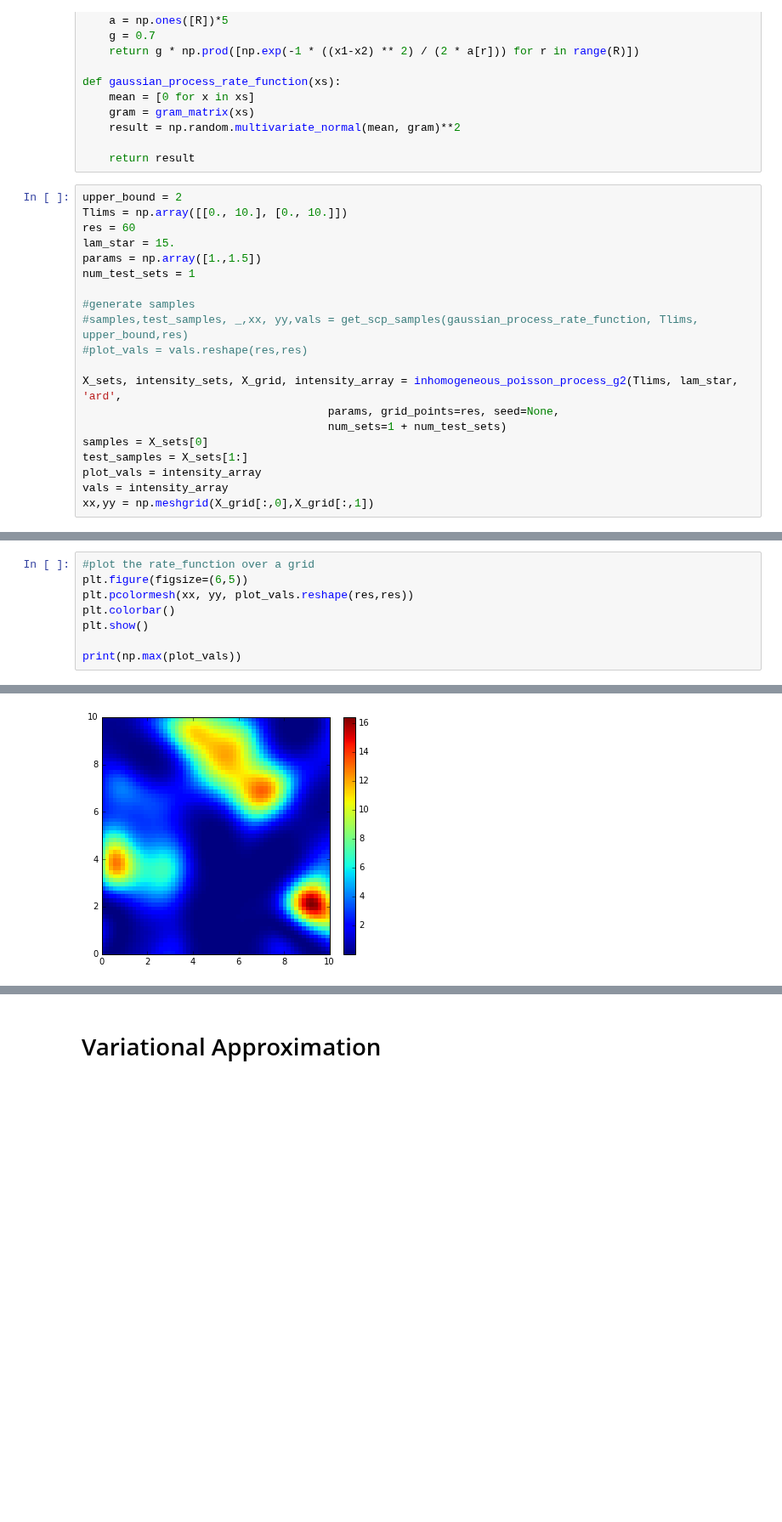
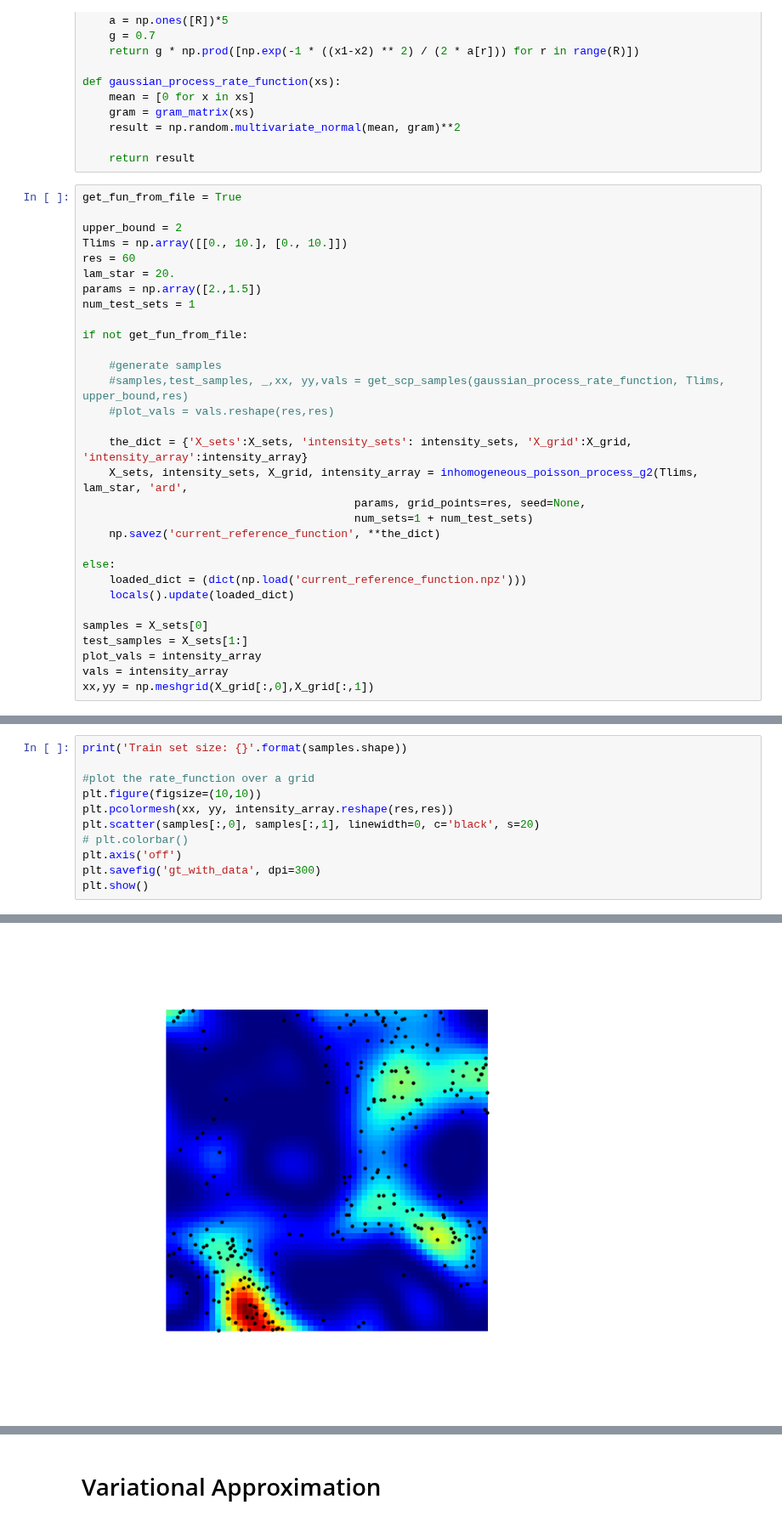
Before and after one commit to maxkohlbrenner/pmai-vi-gpmpp, a Jupyter notebook: 2D Example.ipynb, the cells around one changed output, grey strips where cells are left out. Shown at 85% size. Drawn from its saved outputs; the diff is of its cells as text; blank space fills up the shorter version.

Commit message:
Update 2D example and functions in utils

```diff
--- a/2D Example.ipynb
+++ b/2D Example.ipynb
@@ -58,20 +58,31 @@ def gaussian_process_rate_function(xs):
 
     return result
 # %%
+get_fun_from_file = True
+
 upper_bound = 2
 Tlims = np.array([[0., 10.], [0., 10.]])
 res = 60
-lam_star = 15.
-params = np.array([1.,1.5])
+lam_star = 20.
+params = np.array([2.,1.5])
 num_test_sets = 1
 
-#generate samples
-#samples,test_samples, _,xx, yy,vals = get_scp_samples(gaussian_process_rate_function, Tlims, upper_bound,res)
-#plot_vals = vals.reshape(res,res)
+if not get_fun_from_file:
 
-X_sets, intensity_sets, X_grid, intensity_array = inhomogeneous_poisson_process_g2(Tlims, lam_star, 'ard',
-                                     params, grid_points=res, seed=None,
-                                     num_sets=1 + num_test_sets)
+    #generate samples
+    #samples,test_samples, _,xx, yy,vals = get_scp_samples(gaussian_process_rate_function, Tlims, upper_bound,res)
+    #plot_vals = vals.reshape(res,res)
+
+    the_dict = {'X_sets':X_sets, 'intensity_sets': intensity_sets, 'X_grid':X_grid, 'intensity_array':intensity_array}
+    X_sets, intensity_sets, X_grid, intensity_array = inhomogeneous_poisson_process_g2(Tlims, lam_star, 'ard',
+                                         params, grid_points=res, seed=None,
+                                         num_sets=1 + num_test_sets)
+    np.savez('current_reference_function', **the_dict)
+
+else:
+    loaded_dict = (dict(np.load('current_reference_function.npz')))
+    locals().update(loaded_dict)
+
 samples = X_sets[0]
 test_samples = X_sets[1:]
 plot_vals = intensity_array
@@ -83,9 +91,12 @@ Warning: Lambda lower than max intensity!
 # %%
+print('Train set size: {}'.format(samples.shape))
+
 #plot the rate_function over a grid
-plt.figure(figsize=(6,5))
-plt.pcolormesh(xx, yy, plot_vals.reshape(res,res))
-plt.colorbar()
+plt.figure(figsize=(10,10))
+plt.pcolormesh(xx, yy, intensity_array.reshape(res,res))
+plt.scatter(samples[:,0], samples[:,1], linewidth=0, c='black', s=20)
+# plt.colorbar()
+plt.axis('off')
+plt.savefig('gt_with_data', dpi=300)
 plt.show()
-
-print(np.max(plot_vals))
 # %% [output]
@@ -92 +104 @@ print(np.max(plot_vals))
-[figure, old version]
+[figure, new version]
```
Also changed, not shown: parts of 8 cells of this notebook, 1 other file.
